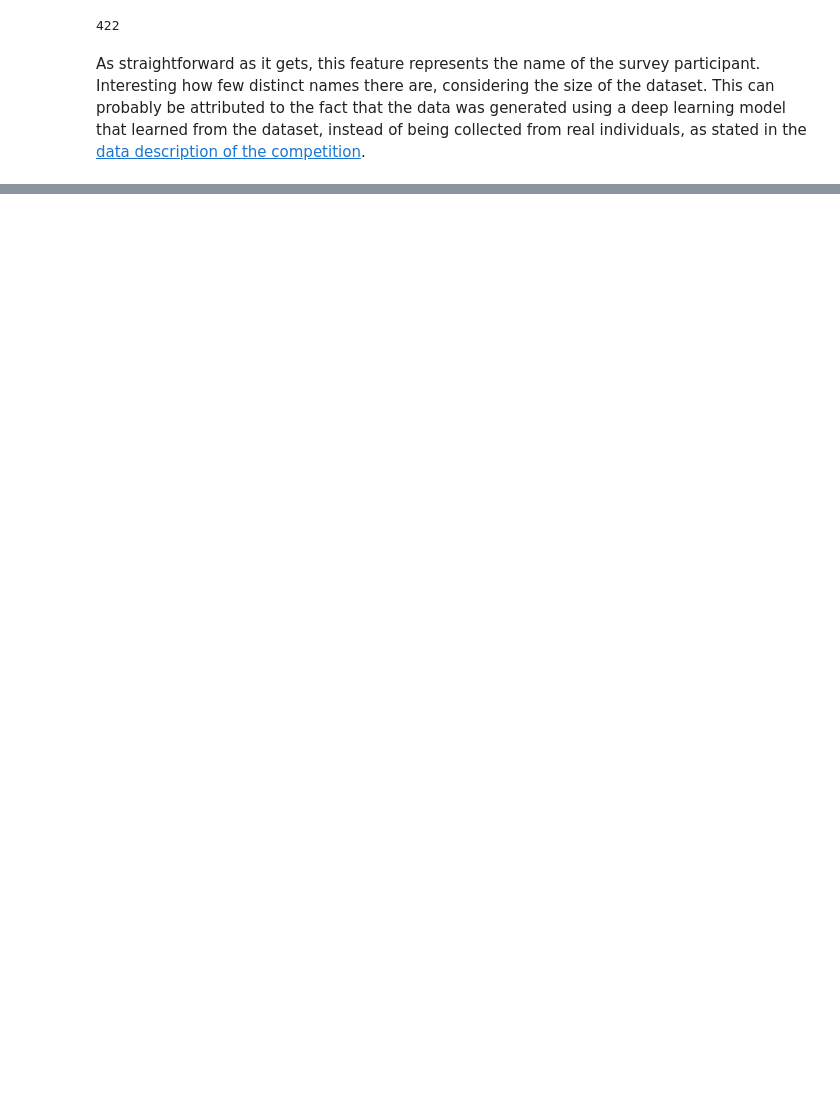
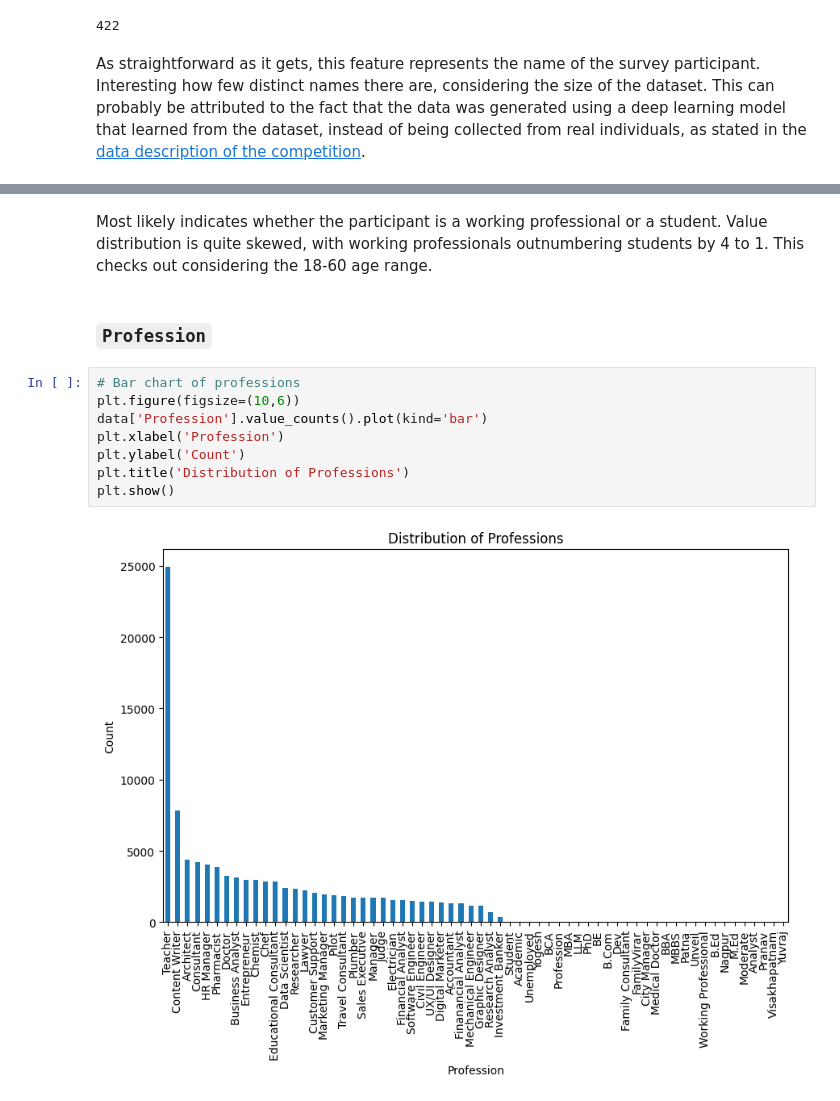
Before and after one commit to TDat94/ExploringMentalHealthData, a Jupyter notebook: scripts/data_exploration.ipynb, the cells around one changed output, grey strips where cells are left out. Drawn from its saved outputs; the diff is of its cells as text; blank space fills up the shorter version.

```diff
--- a/scripts/data_exploration.ipynb
+++ b/scripts/data_exploration.ipynb
@@ -50,0 +113,14 @@ The most common names in the dataset are all Indian names, so the original surve
+# %% [markdown]
+Most likely indicates whether the participant is a working professional or a student. Value distribution is quite skewed, with working professionals outnumbering students by 4 to 1. This checks out considering the 18-60 age range.
+# %% [markdown]
+### `Profession`
+# %%
+# Bar chart of professions
+plt.figure(figsize=(10,6))
+data['Profession'].value_counts().plot(kind='bar')
+plt.xlabel('Profession')
+plt.ylabel('Count')
+plt.title('Distribution of Professions')
+plt.show()
+# %% [output]
+[figure, added]
```
Also changed, not shown: parts of 35 cells of this notebook, 1 other file.
